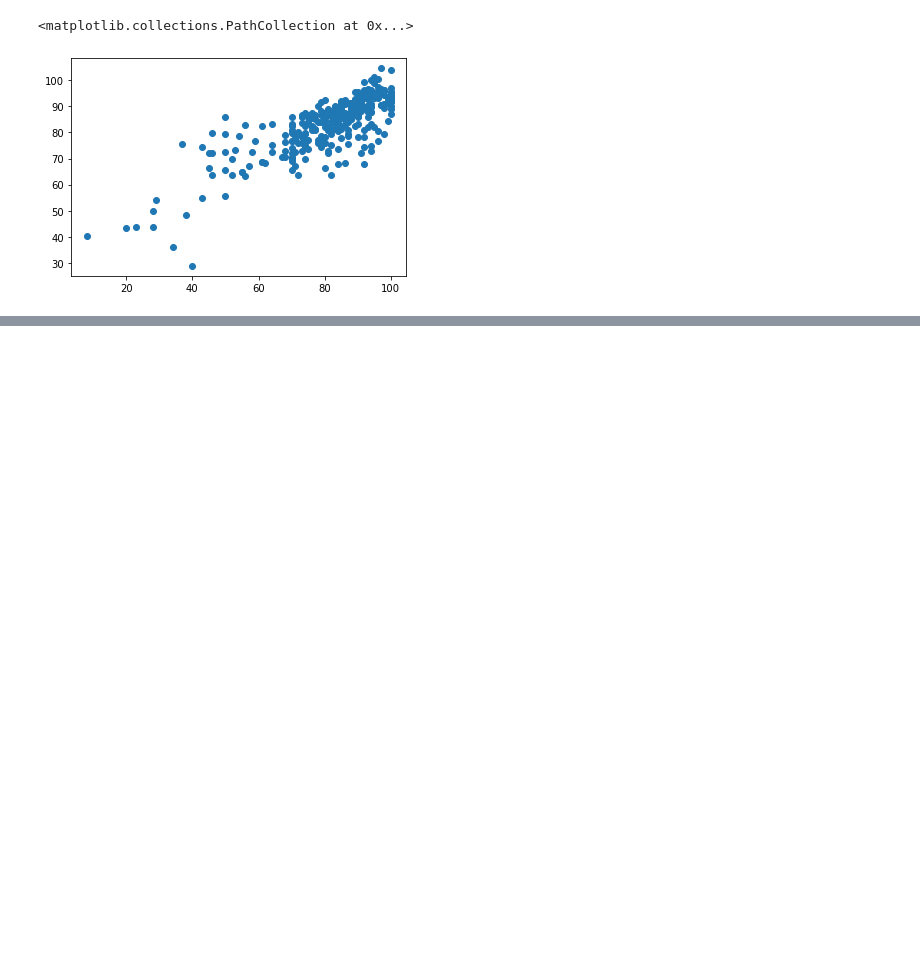
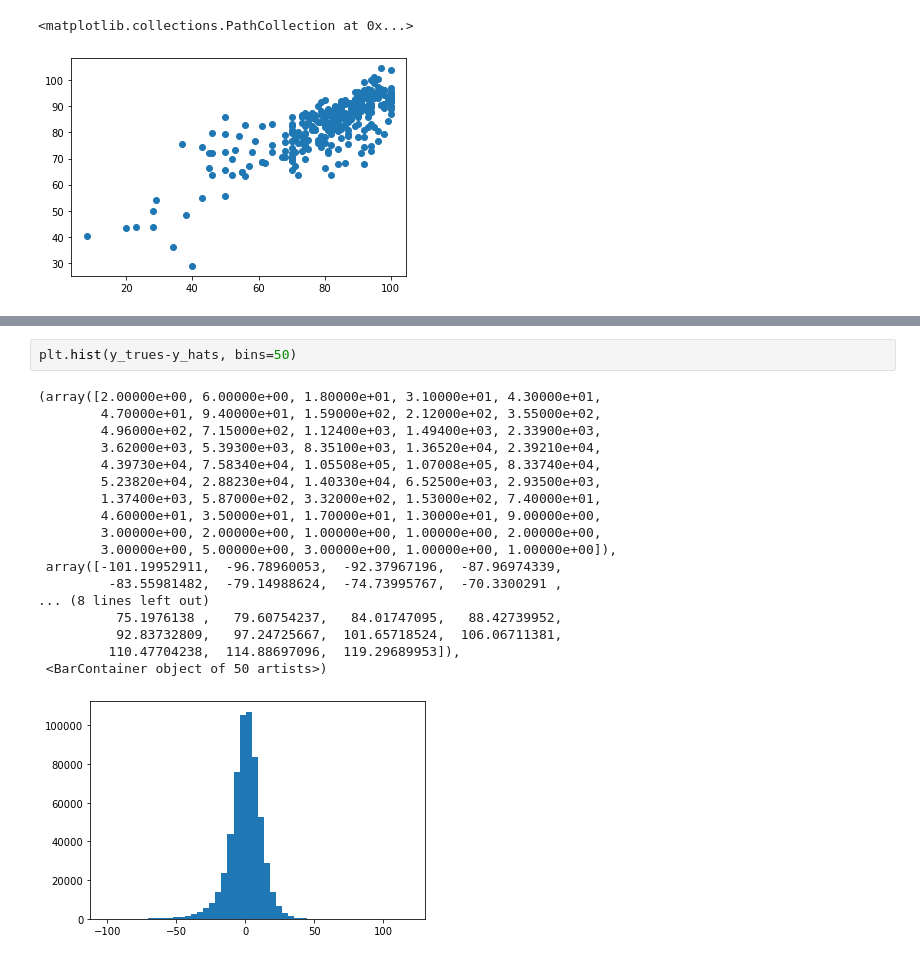
Before and after one commit to Y0mingZhang/music-recommendation, a Jupyter notebook: eval.ipynb, the cells around one changed output, grey strips where cells are left out. Drawn from its saved outputs; the diff is of its cells as text; blank space fills up the shorter version.

```diff
--- a/eval.ipynb
+++ b/eval.ipynb
@@ -97,0 +139,21 @@ plt.scatter(b_true, P)
+# %%
+plt.hist(y_trues-y_hats, bins=50)
+# %% [output]
+(array([2.00000e+00, 6.00000e+00, 1.80000e+01, 3.10000e+01, 4.30000e+01,
+        4.70000e+01, 9.40000e+01, 1.59000e+02, 2.12000e+02, 3.55000e+02,
+        4.96000e+02, 7.15000e+02, 1.12400e+03, 1.49400e+03, 2.33900e+03,
+        3.62000e+03, 5.39300e+03, 8.35100e+03, 1.36520e+04, 2.39210e+04,
+        4.39730e+04, 7.58340e+04, 1.05508e+05, 1.07008e+05, 8.33740e+04,
+        5.23820e+04, 2.88230e+04, 1.40330e+04, 6.52500e+03, 2.93500e+03,
+        1.37400e+03, 5.87000e+02, 3.32000e+02, 1.53000e+02, 7.40000e+01,
+        4.60000e+01, 3.50000e+01, 1.70000e+01, 1.30000e+01, 9.00000e+00,
+        3.00000e+00, 2.00000e+00, 1.00000e+00, 1.00000e+00, 2.00000e+00,
+        3.00000e+00, 5.00000e+00, 3.00000e+00, 1.00000e+00, 1.00000e+00]),
+ array([-101.19952911,  -96.78960053,  -92.37967196,  -87.96974339,
+         -83.55981482,  -79.14988624,  -74.73995767,  -70.3300291 ,
+... (8 lines left out)
+          75.1976138 ,   79.60754237,   84.01747095,   88.42739952,
+          92.83732809,   97.24725667,  101.65718524,  106.06711381,
+         110.47704238,  114.88697096,  119.29689953]),
+ <BarContainer object of 50 artists>)
+[figure, added]
```
Also changed, not shown: parts of 11 cells of this notebook.
